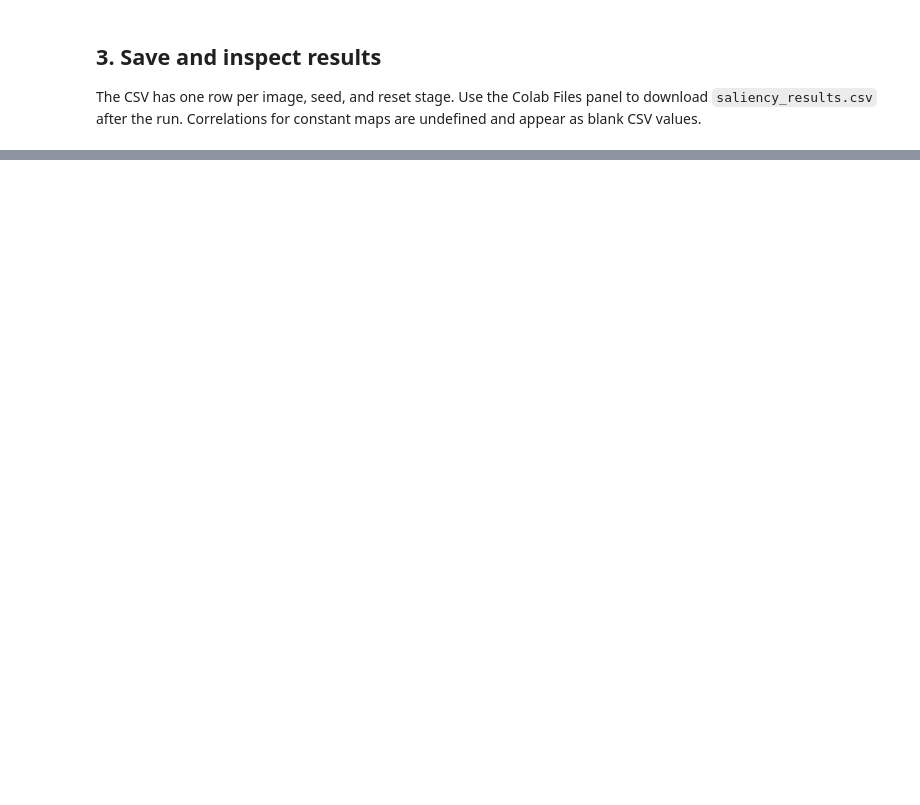
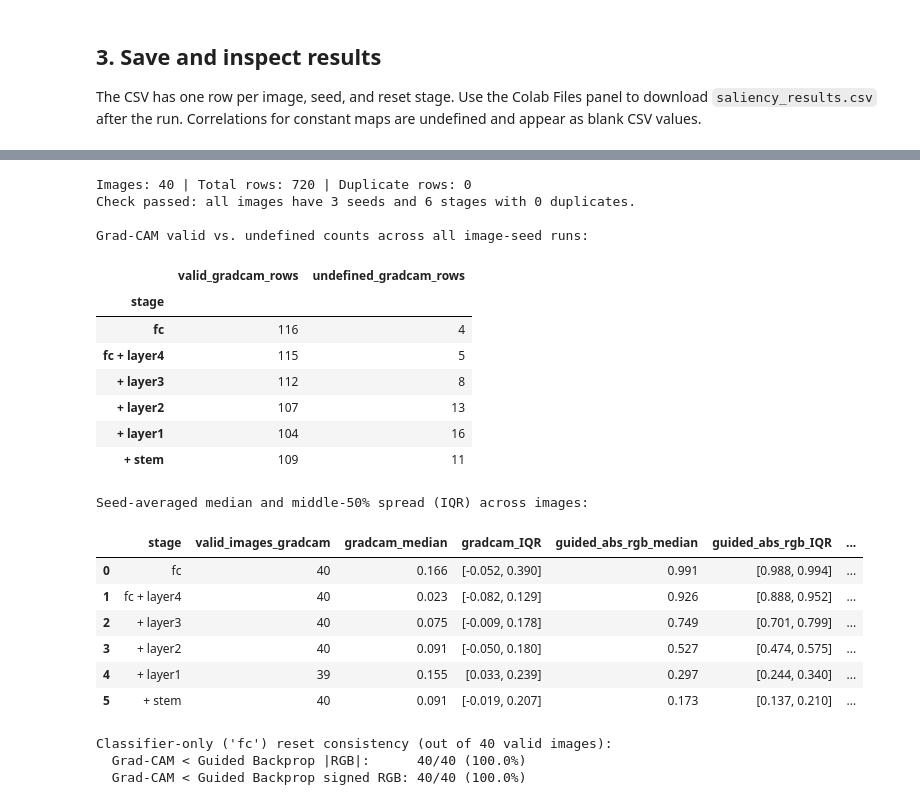
Before and after one commit to animusoyan/ds330-saliency-sanity-checks, a Jupyter notebook: experiment.ipynb, the cells around one changed output, grey strips where cells are left out. Drawn from its saved outputs; the diff is of its cells as text; code cells hidden in the pictures; blank space fills up the shorter version.

```diff
--- a/experiment.ipynb
+++ b/experiment.ipynb
@@ -232,0 +286,75 @@ plt.show()
+# %%
+df = pd.read_csv("main_results.csv")
+metrics = ["gradcam", "guided_abs_rgb", "guided_signed_rgb"]
+stage_order = [stage for stage, _ in stages]
+
+# 1. Check completeness (3 seeds x 6 stages = 18 rows/image) and no duplicates
+expected_rows = len(SEEDS) * len(stages)
+rows_per_image = df.groupby("image").size()
+dup_count = df.duplicated(subset=["image", "seed", "stage"]).sum()
+
+print(f"Images: {df['image'].nunique()} | Total rows: {len(df)} | Duplicate rows: {dup_count}")
+assert (rows_per_image == expected_rows).all(), "Missing seed/stage rows detected!"
+assert dup_count == 0, "Duplicate rows detected!"
+print("Check passed: all images have 3 seeds and 6 stages with 0 duplicates.\n")
+
+# 2. Count undefined (blank/NaN) Grad-CAM correlations per stage
+stage_counts = pd.DataFrame({
+    "valid_gradcam_rows": df.groupby("stage")["gradcam"].count().reindex(stage_order),
+    "undefined_gradcam_rows": df.groupby("stage")["gradcam"].apply(lambda s: s.isna().sum()).reindex(stage_order),
+})
+print("Grad-CAM valid vs. undefined counts across all image-seed runs:")
+display(stage_counts)
+
+# 3. Average across seeds for each image, then summarize spread (median & IQR) across images
+per_image = df.groupby(["image", "target_class", "class_name", "stage"], as_index=False)[metrics].mean()
+
+summary_table = []
+for st in stage_order:
+    sub = per_image[per_image["stage"] == st]
+    row = {
+        "stage": st,
+        "valid_images_gradcam": int(sub["gradcam"].notna().sum()),
+    }
+    for m in metrics:
+        q25, med, q75 = sub[m].quantile([0.25, 0.50, 0.75])
+        row[f"{m}_median"] = round(med, 3)
+        row[f"{m}_IQR"] = f"[{q25:.3f}, {q75:.3f}]"
+    summary_table.append(row)
+
+print("\nSeed-averaged median and middle-50% spread (IQR) across images:")
+display(pd.DataFrame(summary_table))
+
+# 4. Classifier-only ('fc') reset consistency count
+fc_df = per_image[per_image["stage"] == "fc"].dropna(subset=["gradcam"])
+n_fc = len(fc_df)
+n_lower_abs = int((fc_df["gradcam"] < fc_df["guided_abs_rgb"]).sum())
+n_lower_signed = int((fc_df["gradcam"] < fc_df["guided_signed_rgb"]).sum())
+
+print(f"\nClassifier-only ('fc') reset consistency (out of {n_fc} valid images):")
+print(f"  Grad-CAM < Guided Backprop |RGB|:      {n_lower_abs}/{n_fc} ({100 * n_lower_abs / n_fc:.1f}%)")
+print(f"  Grad-CAM < Guided Backprop signed RGB: {n_lower_signed}/{n_fc} ({100 * n_lower_signed / n_fc:.1f}%)")
+# %% [output]
+Images: 40 | Total rows: 720 | Duplicate rows: 0
+Check passed: all images have 3 seeds and 6 stages with 0 duplicates.
+
+Grad-CAM valid vs. undefined counts across all image-seed runs:
+|  | valid_gradcam_rows | undefined_gradcam_rows |
+| stage |  |  |
+| fc | 116 | 4 |
+| fc + layer4 | 115 | 5 |
+| + layer3 | 112 | 8 |
+| + layer2 | 107 | 13 |
+| + layer1 | 104 | 16 |
+| + stem | 109 | 11 |
+Seed-averaged median and middle-50% spread (IQR) across images:
+|  | stage | valid_images_gradcam | gradcam_median | gradcam_IQR | guided_abs_rgb_median | guided_abs_rgb_IQR | ... |
+| 0 | fc | 40 | 0.166 | [-0.052, 0.390] | 0.991 | [0.988, 0.994] | ... |
+| 1 | fc + layer4 | 40 | 0.023 | [-0.082, 0.129] | 0.926 | [0.888, 0.952] | ... |
+| 2 | + layer3 | 40 | 0.075 | [-0.009, 0.178] | 0.749 | [0.701, 0.799] | ... |
+| 3 | + layer2 | 40 | 0.091 | [-0.050, 0.180] | 0.527 | [0.474, 0.575] | ... |
+| 4 | + layer1 | 39 | 0.155 | [0.033, 0.239] | 0.297 | [0.244, 0.340] | ... |
+| 5 | + stem | 40 | 0.091 | [-0.019, 0.207] | 0.173 | [0.137, 0.210] | ... |
+Classifier-only ('fc') reset consistency (out of 40 valid images):
+  Grad-CAM < Guided Backprop |RGB|:      40/40 (100.0%)
+  Grad-CAM < Guided Backprop signed RGB: 40/40 (100.0%)
```
Also changed, not shown: parts of 12 cells of this notebook.
